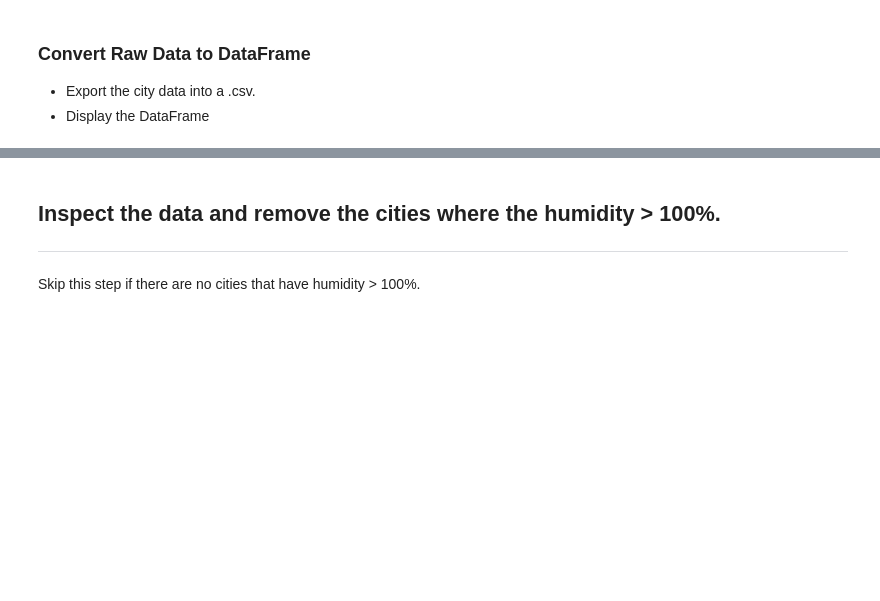
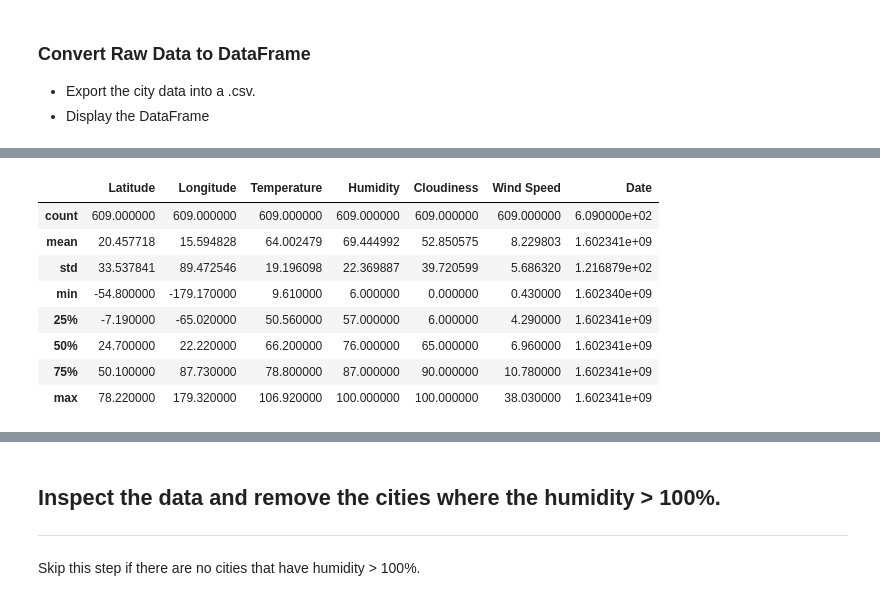
Before and after one commit to JeniLam/Python_API_Challenge, a Jupyter notebook: WeatherPy/WeatherPy.ipynb, the cells around one changed output, grey strips where cells are left out. Saved outputs shown, nothing was run; the diff lists cells and outputs as text; code cells hidden in the pictures; blank space fills up the shorter version.

Commit message:
Adds cities with weather data, CSV file

```diff
--- a/WeatherPy/WeatherPy.ipynb
+++ b/WeatherPy/WeatherPy.ipynb
@@ -35,8 +35,8 @@ lat_longs=[]
 # https://www.geeksforgeeks.org/create-pandas-dataframe-from-lists-using-zip/
 # https://www.geeksforgeeks.org/python-get-unique-values-list/
 # https://github.com/wingchen/citipy
-lat = np.random.randint(-90,90,size=1250)
-long = np.random.randint(-180,180,size=1250)
+lat = np.random.randint(-90,90,size=1750)
+long = np.random.randint(-180,180,size=1750)
 lat_longs=zip(lat,long)
 
 for lat_long in lat_longs:
@@ -109,7 +109,7 @@ for city in cities:
         longitude.append(response['coord']['lon'])
         temp.append(response['main']['temp'])
         humidity.append(response['main']['humidity'])
-        cloud.append(response['clouds']['all']
+        cloud.append(response['clouds']['all'])
         windspd.append(response['wind']['speed'])
         date.append(response['dt'])
         record_name = response['name']
@@ -166,2 +180,12 @@ city_data.to.csv("./Outputs.city_data.csv")
 # %%
-city_data.describe.()
+city_data.describe()
+# %% [output]
+|  | Latitude | Longitude | Temperature | Humidity | Cloudiness | Wind Speed | Date |
+| count | 609.000000 | 609.000000 | 609.000000 | 609.000000 | 609.000000 | 609.000000 | 6.090000e+02 |
+| mean | 20.457718 | 15.594828 | 64.002479 | 69.444992 | 52.850575 | 8.229803 | 1.602341e+09 |
+| std | 33.537841 | 89.472546 | 19.196098 | 22.369887 | 39.720599 | 5.686320 | 1.216879e+02 |
+| min | -54.800000 | -179.170000 | 9.610000 | 6.000000 | 0.000000 | 0.430000 | 1.602340e+09 |
+| 25% | -7.190000 | -65.020000 | 50.560000 | 57.000000 | 6.000000 | 4.290000 | 1.602341e+09 |
+| 50% | 24.700000 | 22.220000 | 66.200000 | 76.000000 | 65.000000 | 6.960000 | 1.602341e+09 |
+| 75% | 50.100000 | 87.730000 | 78.800000 | 87.000000 | 90.000000 | 10.780000 | 1.602341e+09 |
+| max | 78.220000 | 179.320000 | 106.920000 | 100.000000 | 100.000000 | 38.030000 | 1.602341e+09 |
```
Also changed, not shown: parts of 9 cells of this notebook, 1 other file.
